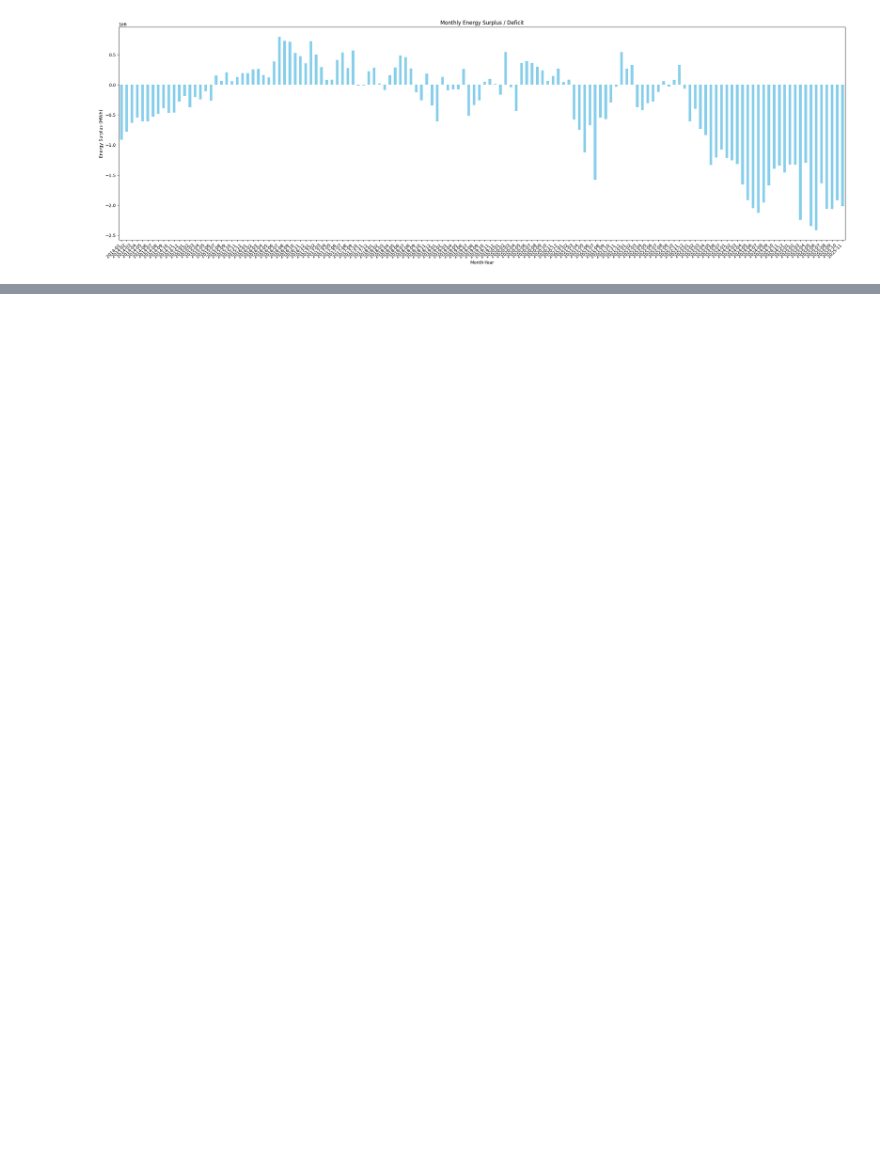
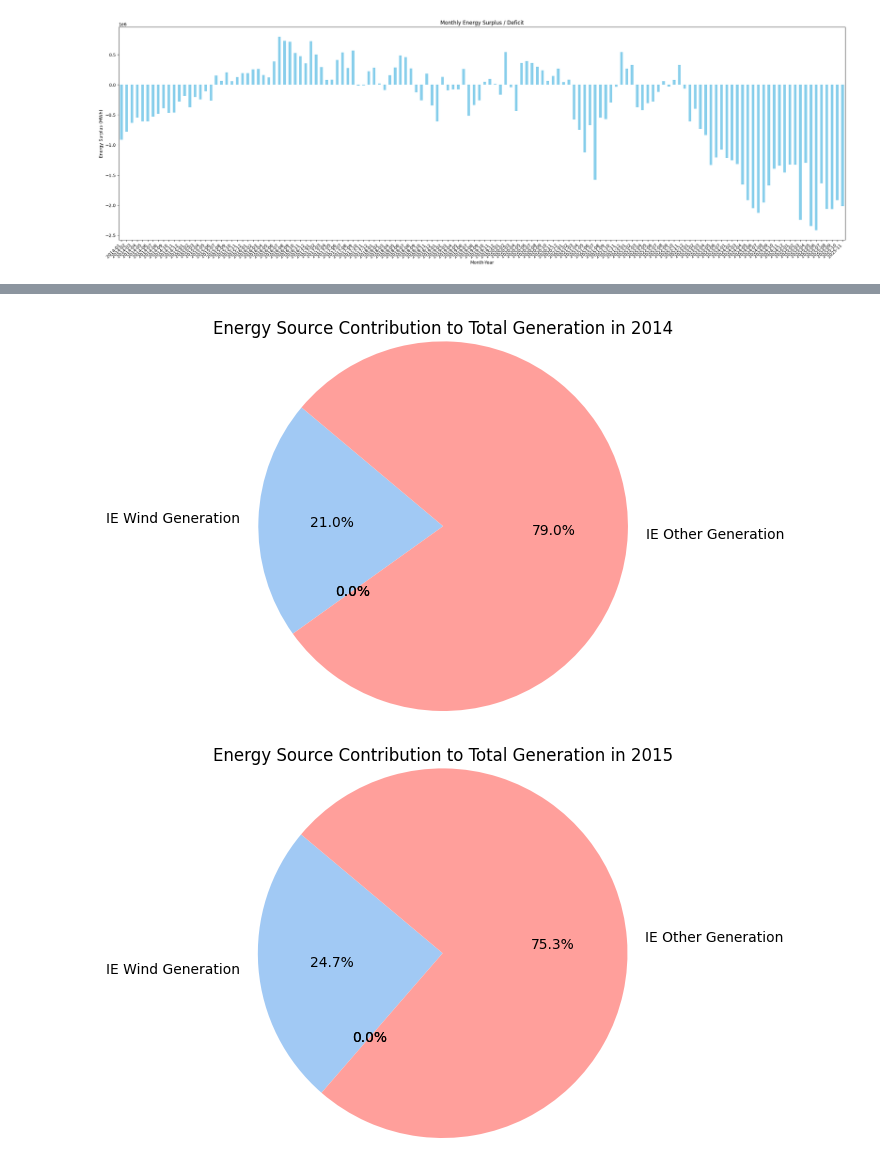
Before and after one commit to akshaypastagiya/PFDA, a Jupyter notebook: Project/data/eirenergy.ipynb, the cells around one changed output, grey strips where cells are left out. Cells and saved outputs as stored; diff of their text form; code cells hidden in the pictures; blank space fills up the shorter version.

```diff
--- a/Project/data/eirenergy.ipynb
+++ b/Project/data/eirenergy.ipynb
@@ -178,0 +188,67 @@ yearly_generation_type
+# %%
+
+yearly_generation_type.loc[2014].plot(kind='pie', autopct='%1.1f%%', startangle=140, colors=sns.color_palette('pastel'))
+plt.title('Energy Source Contribution to Total Generation in 2014')
+plt.ylabel('')
+plt.autoscale(enable=True,tight=True)
+plt.show()
+yearly_generation_type.loc[2015].plot(kind='pie', autopct='%1.1f%%', startangle=140, colors=sns.color_palette('pastel'))
+plt.title('Energy Source Contribution to Total Generation in 2015')
+plt.ylabel('')
+plt.autoscale(enable=True,tight=True)
+plt.show()
+yearly_generation_type.loc[2016].plot(kind='pie', autopct='%1.1f%%', startangle=140, colors=sns.color_palette('pastel'))
+plt.title('Energy Source Contribution to Total Generation in 2016')
+plt.ylabel('')
+plt.autoscale(enable=True,tight=True)
+plt.show()
+yearly_generation_type.loc[2017].plot(kind='pie', autopct='%1.1f%%', startangle=140, colors=sns.color_palette('pastel'))
+plt.title('Energy Source Contribution to Total Generation in 2017')
+plt.ylabel('')
+plt.autoscale(enable=True,tight=True)
+plt.ylabel('')
+plt.autoscale(enable=True,tight=True)
+plt.show()
+yearly_generation_type.loc[2018].plot(kind='pie', autopct='%1.1f%%', startangle=140, colors=sns.color_palette('pastel'))
+plt.title('Energy Source Contribution to Total Generation in 2018')
+plt.ylabel('')
+plt.autoscale(enable=True,tight=True)
+plt.show()
+yearly_generation_type.loc[2019].plot(kind='pie', autopct='%1.1f%%', startangle=140, colors=sns.color_palette('pastel'))
+plt.title('Energy Source Contribution to Total Generation in 2019')
+plt.ylabel('')
+plt.autoscale(enable=True,tight=True)
+plt.show()
+yearly_generation_type.loc[2020].plot(kind='pie', autopct='%1.1f%%', startangle=140, colors=sns.color_palette('pastel'))
+plt.title('Energy Source Contribution to Total Generation in 2020')
+plt.ylabel('')
+plt.autoscale(enable=True,tight=True)
+plt.show()
+yearly_generation_type.loc[2021].plot(kind='pie', autopct='%1.1f%%', startangle=140, colors=sns.color_palette('pastel'))
+plt.title('Energy Source Contribution to Total Generation in 2021')
+plt.ylabel('')
+plt.autoscale(enable=True,tight=True)
+plt.show()
+yearly_generation_type.loc[2022].plot(kind='pie', autopct='%1.1f%%', startangle=140, colors=sns.color_palette('pastel'))
+plt.title('Energy Source Contribution to Total Generation in 2022')
+plt.ylabel('')
+plt.autoscale(enable=True,tight=True)
+plt.show()
+yearly_generation_type.loc[2023].plot(kind='pie', autopct='%1.1f%%', startangle=140, colors=sns.color_palette('pastel'))
+plt.title('Energy Source Contribution to Total Generation in 2023')
+plt.ylabel('')
+plt.autoscale(enable=True,tight=True)
+plt.show()
+yearly_generation_type.loc[2024].plot(kind='pie', autopct='%1.1f%%', startangle=140, colors=sns.color_palette('pastel'))
+plt.title('Energy Source Contribution to Total Generation in 2024')
+plt.ylabel('')
+plt.autoscale(enable=True,tight=True)
+plt.show()
+yearly_generation_type.loc[2025].plot(kind='pie', autopct='%1.1f%%', startangle=140, colors=sns.color_palette('pastel'))
+plt.title('Energy Source Contribution to Total Generation in 2025')
+plt.ylabel('')
+plt.autoscale(enable=True,tight=True)
+plt.show()
+# %% [output]
+[figure, added]
+[figure, added]
```
Also changed, not shown: parts of 8 cells of this notebook.
